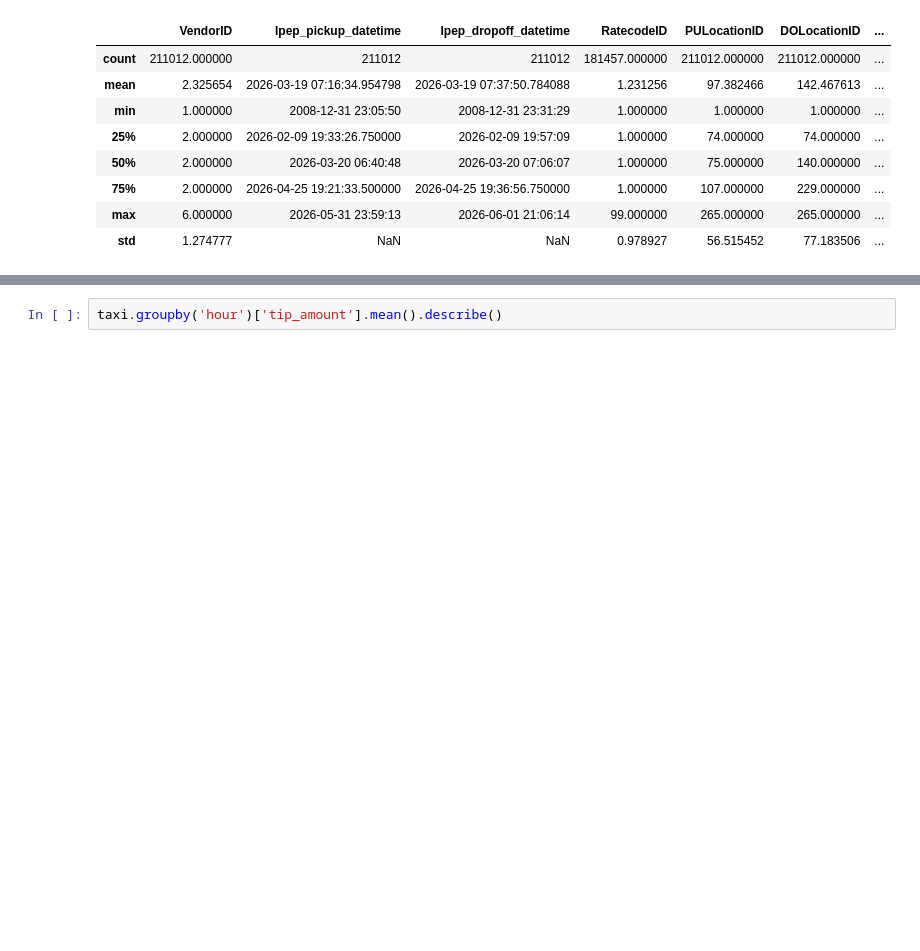
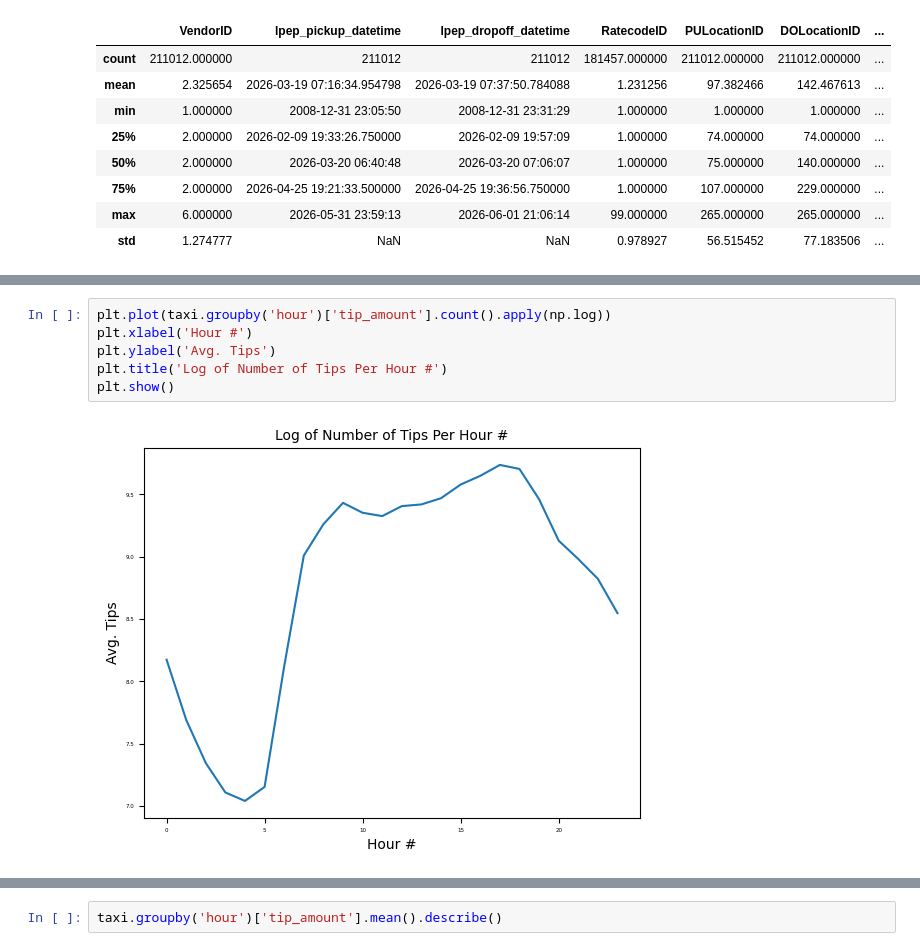
Before and after one commit to Jay-PhDAI/PhDAI732, a Jupyter notebook: Group_Project_1/Group_Project_1.ipynb, the cells around one changed output, grey strips where cells are left out. Drawn from its saved outputs; the diff is of its cells as text; blank space fills up the shorter version.

```diff
--- a/Group_Project_1/Group_Project_1.ipynb
+++ b/Group_Project_1/Group_Project_1.ipynb
@@ -154,0 +161,8 @@ plt.show()
+# %%
+plt.plot(taxi.groupby('hour')['tip_amount'].count().apply(np.log))
+plt.xlabel('Hour #')
+plt.ylabel('Avg. Tips')
+plt.title('Log of Number of Tips Per Hour #')
+plt.show()
+# %% [output]
+[figure, added]
```
Also changed, not shown: parts of 8 cells of this notebook.
